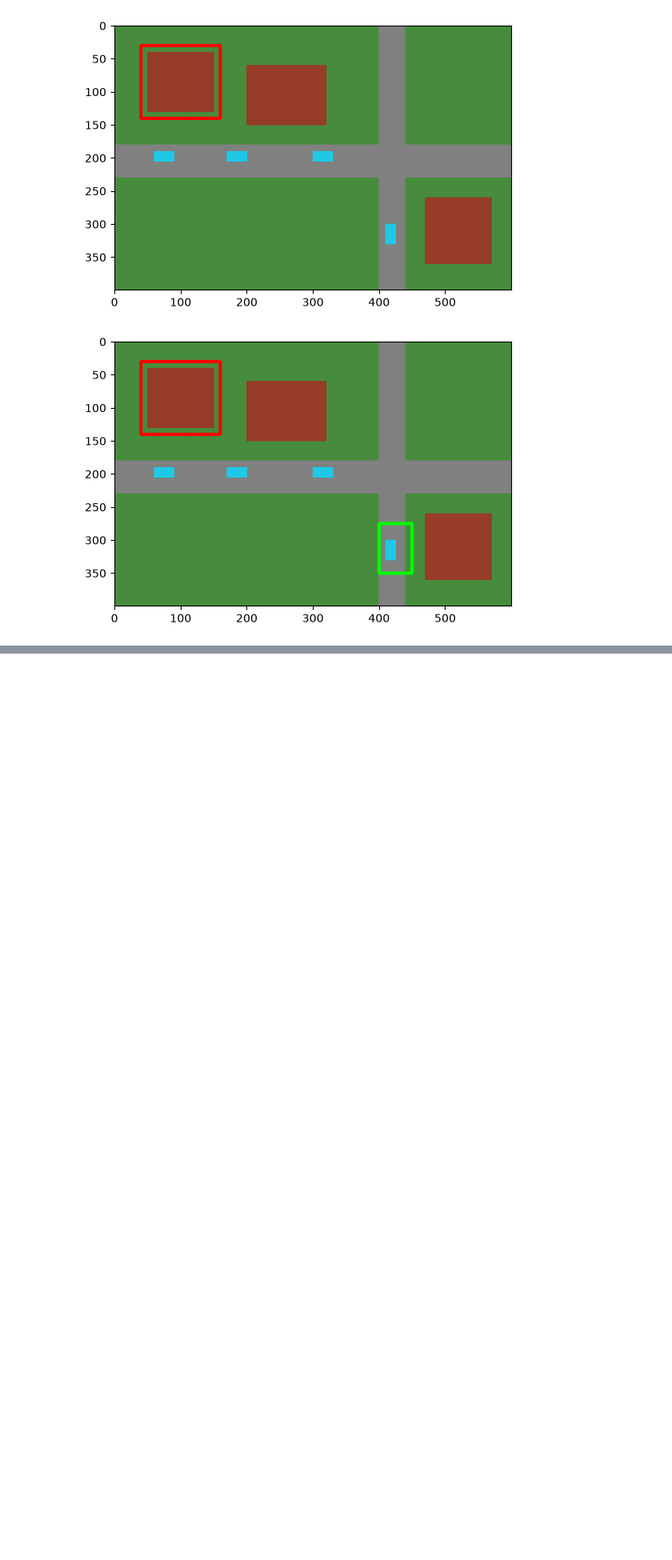
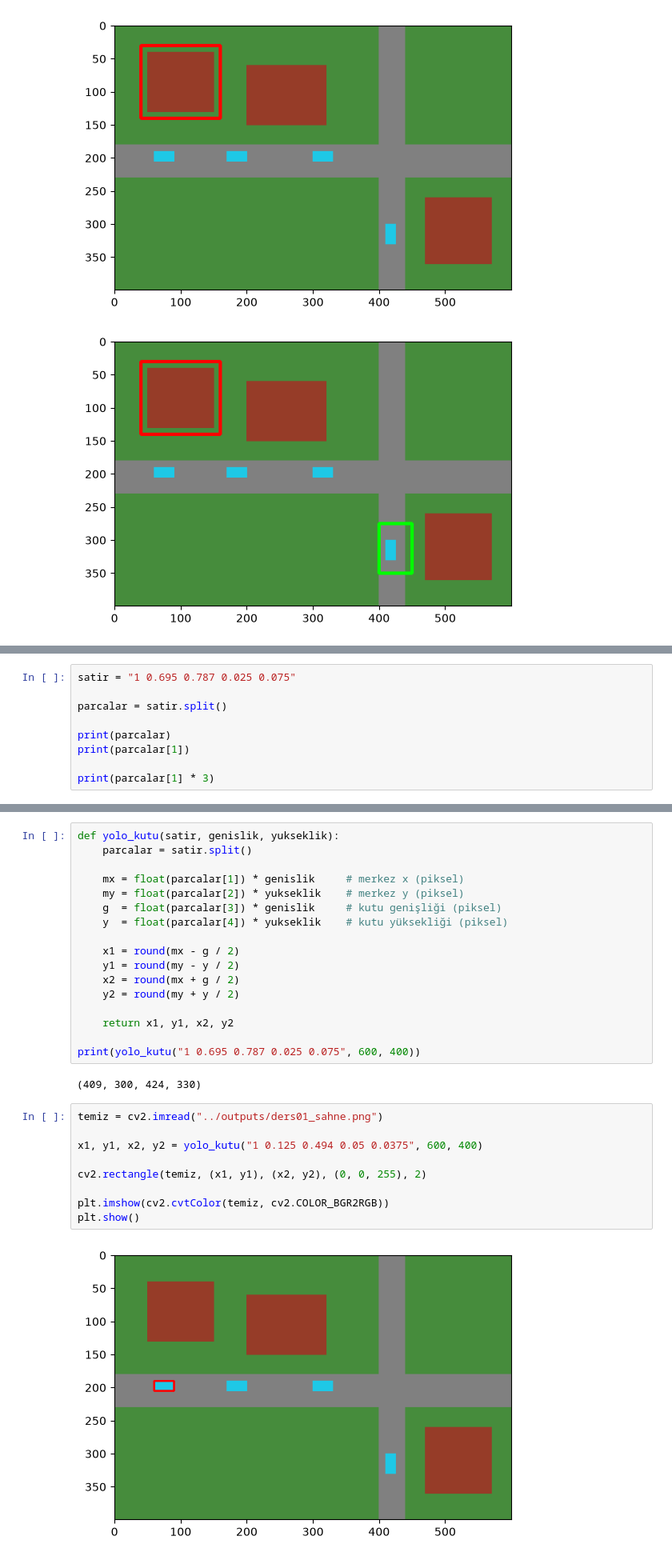
Before and after one commit to EerenDemirci/iha-goruntu-isleme, a Jupyter notebook: notebooks/00_calisma.ipynb, the cells around one changed output, grey strips where cells are left out. Shown at 80% size. Drawn from its saved outputs; the diff is of its cells as text; blank space fills up the shorter version.

```diff
--- a/notebooks/00_calisma.ipynb
+++ b/notebooks/00_calisma.ipynb
@@ -141,0 +179,9 @@ plt.show()
+# %%
+satir = "1 0.695 0.787 0.025 0.075"
+
+parcalar = satir.split()
+
+print(parcalar)
+print(parcalar[1])
+
+print(parcalar[1] * 3)
@@ -141,0 +220,30 @@ plt.show()
+# %%
+def yolo_kutu(satir, genislik, yukseklik):
+    parcalar = satir.split()
+
+    mx = float(parcalar[1]) * genislik     # merkez x (piksel)
+    my = float(parcalar[2]) * yukseklik    # merkez y (piksel)
+    g  = float(parcalar[3]) * genislik     # kutu genişliği (piksel)
+    y  = float(parcalar[4]) * yukseklik    # kutu yüksekliği (piksel)
+
+    x1 = round(mx - g / 2)
+    y1 = round(my - y / 2)
+    x2 = round(mx + g / 2)
+    y2 = round(my + y / 2)
+
+    return x1, y1, x2, y2
+
+print(yolo_kutu("1 0.695 0.787 0.025 0.075", 600, 400))
+# %% [output]
+(409, 300, 424, 330)
+# %%
+temiz = cv2.imread("../outputs/ders01_sahne.png")
+
+x1, y1, x2, y2 = yolo_kutu("1 0.125 0.494 0.05 0.0375", 600, 400)
+
+cv2.rectangle(temiz, (x1, y1), (x2, y2), (0, 0, 255), 2)
+
+plt.imshow(cv2.cvtColor(temiz, cv2.COLOR_BGR2RGB))
+plt.show()
+# %% [output]
+[figure, added]
```
Also changed, not shown: parts of 11 cells of this notebook, 2 other files.
